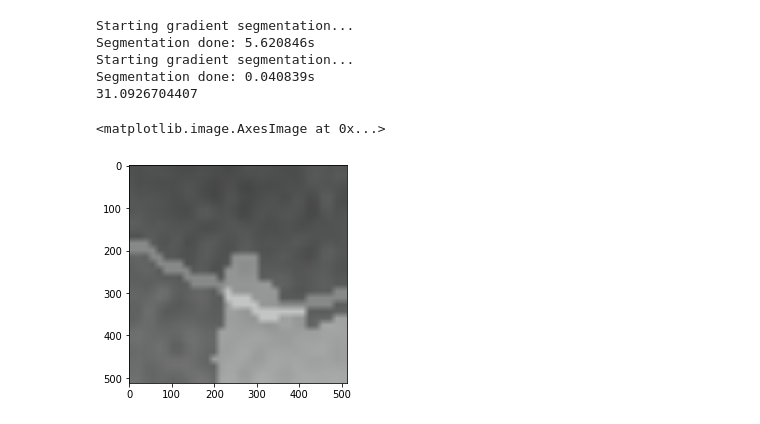
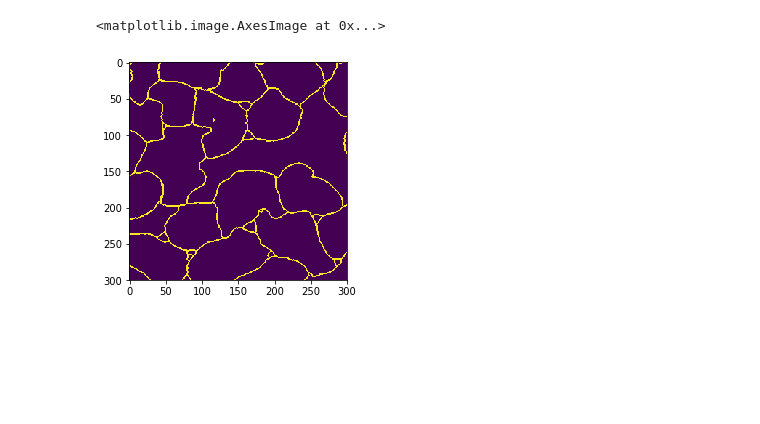
Before and after one commit to Collin-Emerson-Miller/Learned-Watershed-Segmentation, a Jupyter notebook: segmentation/Drawing Board.ipynb, the cells around one changed output. Saved outputs shown, nothing was run; the diff lists cells and outputs as text; code cells hidden in the pictures; blank space fills up the shorter version.

```diff
--- a/segmentation/Drawing Board.ipynb
+++ b/segmentation/Drawing Board.ipynb
@@ -117,54 +71,0 @@ plt.imshow(display)
-# %%
-msf = chopin.predicted_msf(I_a, graph, seeds)
-cuts = graph_utils.get_cut_edges(graph, msf)
-constrained_msf = chopin.constrained_msf(I_a, graph, msf, seeds, gt_cuts)
-shortest_paths, ground_truth_paths = graph_utils.get_paths(graph, msf, constrained_msf)
-
-children = graph_utils.compute_root_error_edge_children(shortest_paths,
-                                            ground_truth_paths, cuts,
-                                            gt_cuts)
-
-segmentations = display_utils.assignments(np.zeros_like(img), msf, seeds)
-display = display_utils.transparent_mask(display_utils.view_boundaries(img, gt_cuts), segmentations, alpha=0.7)
-display = cv2.resize(display, (512, 512))
-assignments = nx.get_node_attributes(msf, 'seed')
-
-weights = []
-static_images = []
-dynamic_images = []
-
-for (u, v), weight in children.iteritems():
-    static_images.append(graph.get_edge_data(u, v)['static_image'])
-    dynamic_images.append(graph.get_edge_data(u, v)['dynamic_image'])
-    weights.append(weight)
-    altitude_val = graph.get_edge_data(u, v)['weight']
-
-batches = zip(preprocessing_utils.create_batches(np.expand_dims(np.stack(weights), 1)),
-              preprocessing_utils.create_batches(np.concatenate(static_images)),
-              preprocessing_utils.create_batches(np.concatenate(dynamic_images)))
-
-loss = 0
-with chopin.sess.as_default():
-    chopin.sess.run(chopin.zero_ops)
-
-    for w, s, d in batches:
-        feed_dict = {chopin.gradient_weights: w.transpose(),
-                     chopin.static_input: s,
-                     chopin.dynamic_input: d,
-                     keras.backend.learning_phase(): 0}
-
-        chopin.sess.run(
-            chopin.accum_ops, feed_dict)
-        loss += chopin.sess.run(chopin.loss, feed_dict)[0][0]
-
-    chopin.sess.run(chopin.train_step)
-print(loss)
-plt.imshow(display)
-# %% [output]
-Starting gradient segmentation...
-Segmentation done: 5.620846s
-Starting gradient segmentation...
-Segmentation done: 0.040839s
-31.0926704407
-<matplotlib.image.AxesImage at 0x...>
-[figure, removed]
@@ -172,0 +72,5 @@ chopin.save_model("models/saved_models/Chopin/chopin")
+# %%
+plt.imshow(ground_truths[110])
+# %% [output]
+<matplotlib.image.AxesImage at 0x...>
+[figure, added]
```
Also changed, not shown: parts of 18 cells of this notebook, 18 other files.
